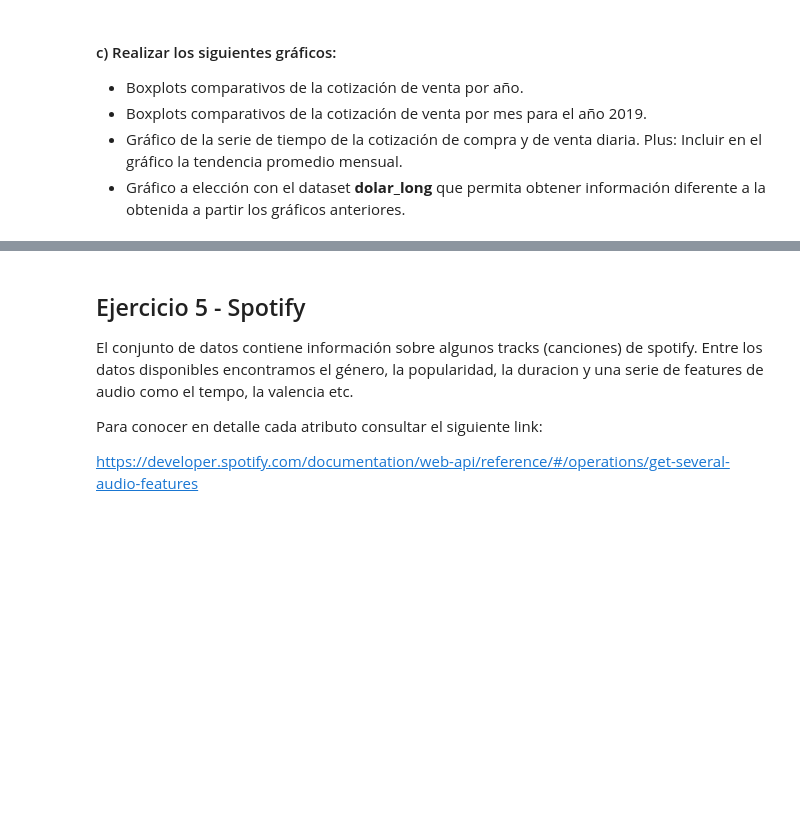
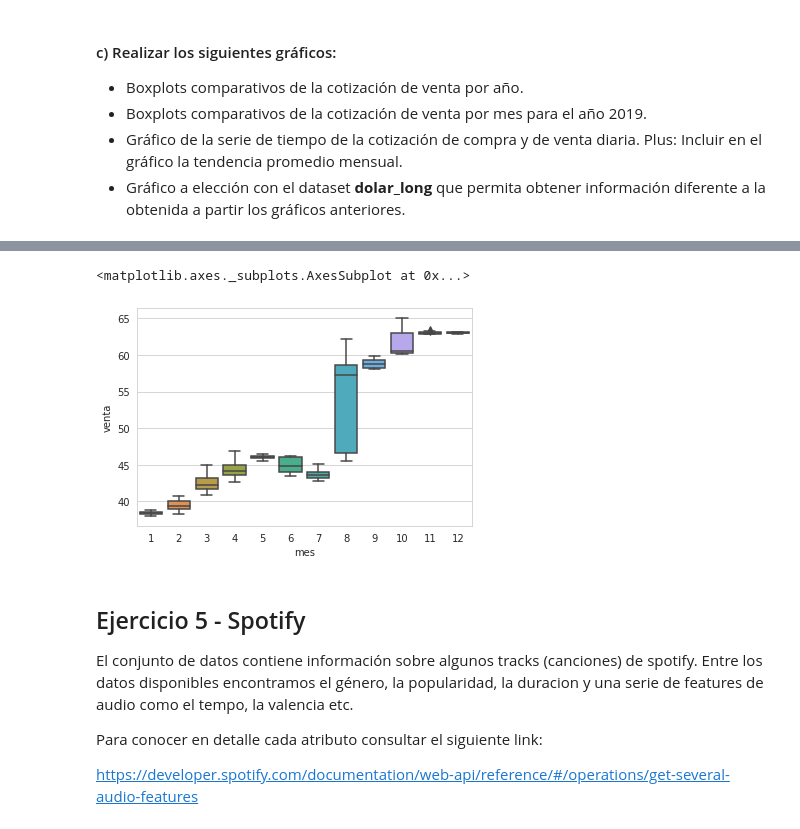
Before and after one commit to Fanusaez/Organizacion-de-Datos, a Jupyter notebook: Pandas/Pandas_ejercicios.ipynb, the cells around one changed output, grey strips where cells are left out. Saved outputs shown, nothing was run; the diff lists cells and outputs as text; code cells hidden in the pictures; blank space fills up the shorter version.

```diff
--- a/Pandas/Pandas_ejercicios.ipynb
+++ b/Pandas/Pandas_ejercicios.ipynb
@@ -661,3 +747,10 @@ El conjunto de datos contiene la cotización oficial diaria del dólar para la c
+# %%
+venta_por_mes_2019 = ds_dolar.copy()
+venta_por_mes_2019 = venta_por_mes_2019.loc[venta_por_mes_2019["anio"] == 2019]
+sns.boxplot(x="mes", y='venta', data=venta_por_mes_2019)
+# %% [output]
+<matplotlib.axes._subplots.AxesSubplot at 0x...>
+[figure, added]
 # %% [markdown]
 ## Ejercicio 5  - Spotify
 
```
Also changed, not shown: parts of 20 cells of this notebook.
